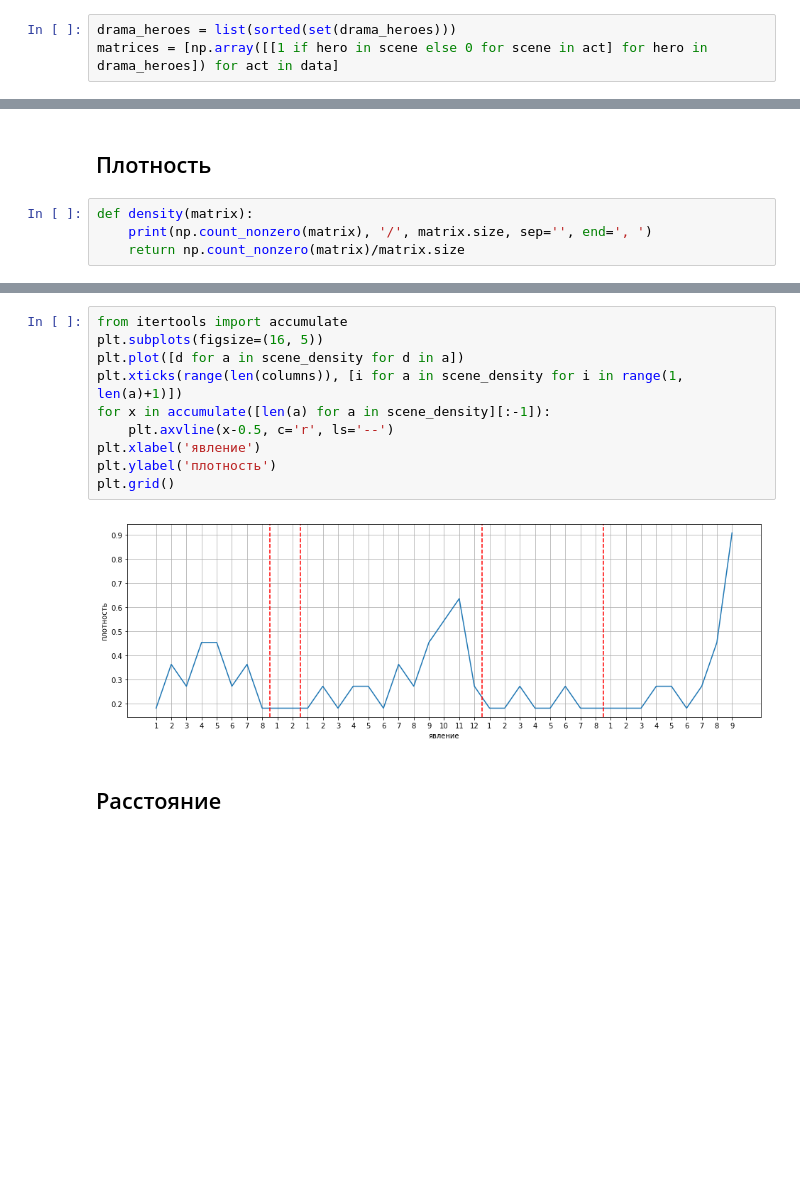
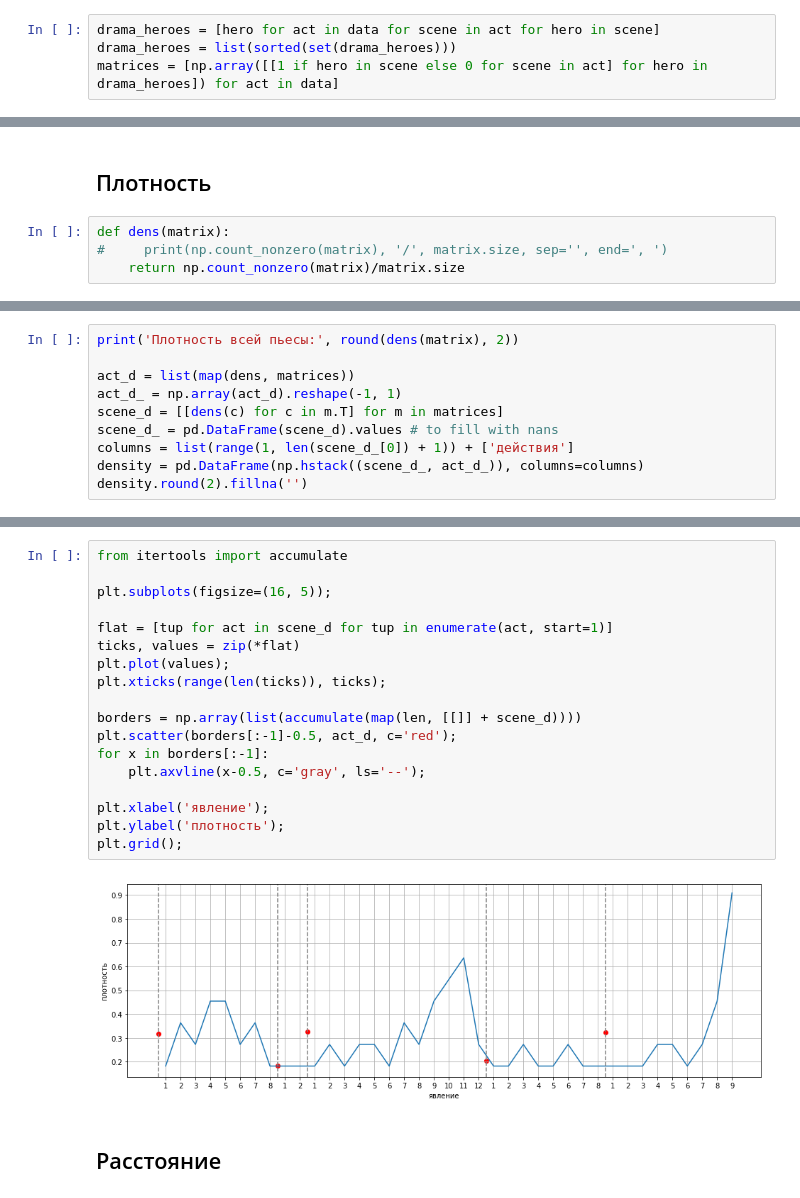
Before and after one commit to katya-avem/thesis_2019, a Jupyter notebook: forest.ipynb, the cells around one changed output, grey strips where cells are left out. Cells and saved outputs as stored; diff of their text form; blank space fills up the shorter version.

```diff
--- a/forest.ipynb
+++ b/forest.ipynb
@@ -56,6 +53,7 @@ busyness
 # %% [markdown]
 ## Матрица
 # %%
+drama_heroes = [hero for act in data for scene in act for hero in scene]
 drama_heroes = list(sorted(set(drama_heroes)))
 matrices = [np.array([[1 if hero in scene else 0 for scene in act] for hero in drama_heroes]) for act in data]
 # %%
@@ -90,6 +108,6 @@ pd.DataFrame({h: m for h, m in zip(drama_heroes, mobility)}, index=['мобил
 # %% [markdown]
 ## Плотность
 # %%
-def density(matrix):
-    print(np.count_nonzero(matrix), '/', matrix.size, sep='', end=', ')
+def dens(matrix):
+#     print(np.count_nonzero(matrix), '/', matrix.size, sep='', end=', ')
     return np.count_nonzero(matrix)/matrix.size
@@ -137,0 +114,10 @@ df.round(3)
+# %%
+print('Плотность всей пьесы:', round(dens(matrix), 2))
+
+act_d = list(map(dens, matrices))
+act_d_ = np.array(act_d).reshape(-1, 1)
+scene_d = [[dens(c) for c in m.T] for m in matrices]
+scene_d_ = pd.DataFrame(scene_d).values # to fill with nans
+columns = list(range(1, len(scene_d_[0]) + 1)) + ['действия']
+density = pd.DataFrame(np.hstack((scene_d_, act_d_)), columns=columns)
+density.round(2).fillna('')
@@ -138,15 +132,23 @@ df.round(3)
 # %%
 from itertools import accumulate
-plt.subplots(figsize=(16, 5))
-plt.plot([d for a in scene_density for d in a])
-plt.xticks(range(len(columns)), [i for a in scene_density for i in range(1, len(a)+1)])
-for x in accumulate([len(a) for a in scene_density][:-1]):
-    plt.axvline(x-0.5, c='r', ls='--')
-plt.xlabel('явление')
-plt.ylabel('плотность')
-plt.grid()
+
+plt.subplots(figsize=(16, 5));
+
+flat = [tup for act in scene_d for tup in enumerate(act, start=1)]
+ticks, values = zip(*flat)
+plt.plot(values);
+plt.xticks(range(len(ticks)), ticks);
+
+borders = np.array(list(accumulate(map(len, [[]] + scene_d))))
+plt.scatter(borders[:-1]-0.5, act_d, c='red');
+for x in borders[:-1]:
+    plt.axvline(x-0.5, c='gray', ls='--');
+
+plt.xlabel('явление');
+plt.ylabel('плотность');
+plt.grid();
 # %% [output]
-[figure, old version]
+[figure, new version]
 # %% [markdown]
 ## Расстояние
 # %%
```
Also changed, not shown: parts of 33 cells of this notebook, 2 other files.
